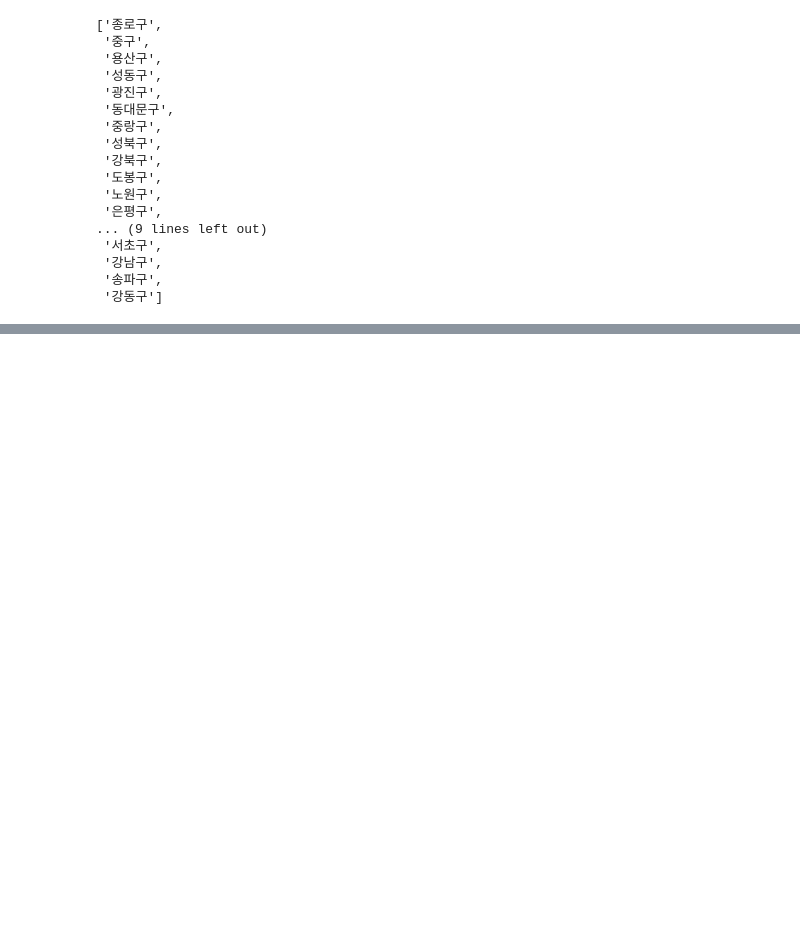
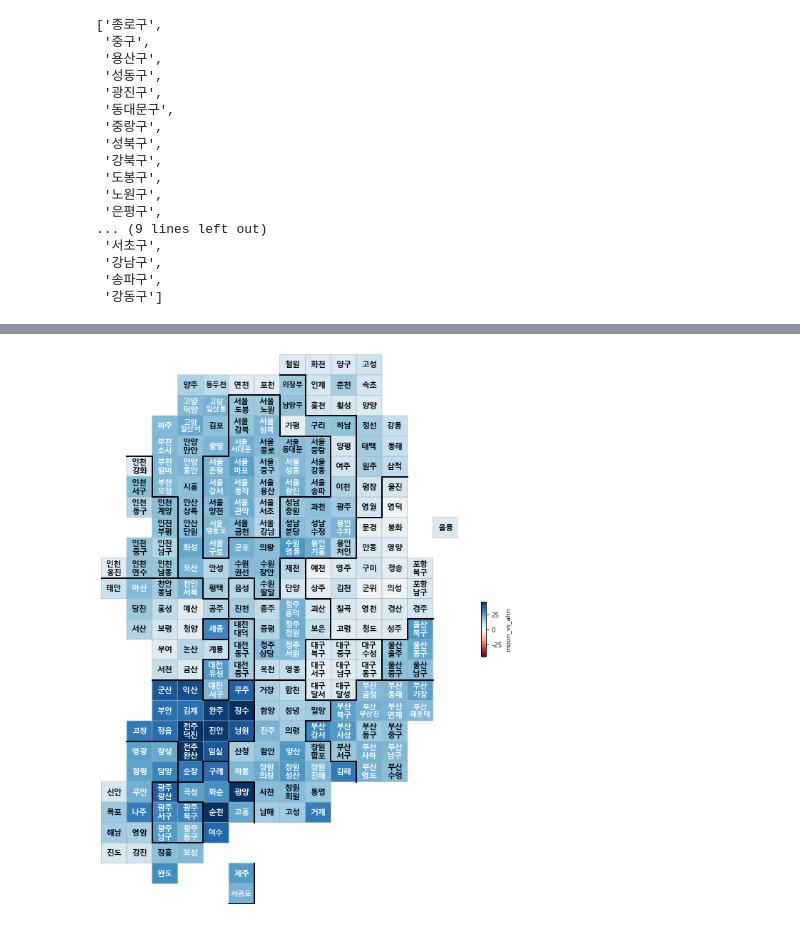
Before and after one commit to uzzulnumpy/WanTaek, a Jupyter notebook: 6장/6장.ipynb, the cells around one changed output, grey strips where cells are left out. Saved outputs shown, nothing was run; the diff lists cells and outputs as text; code cells hidden in the pictures; blank space fills up the shorter version.

```diff
--- a/6장/6장.ipynb
+++ b/6장/6장.ipynb
@@ -132,0 +822,4 @@ print(tmp[0:7]) # 선거인수부터 허경영 후보까지
+# %%
+drawKorea('moon_vs_ahn', final_elect_data, 'RdBu')
+# %% [output]
+[figure, added]
```
Also changed, not shown: parts of 64 cells of this notebook, 6 other files.
